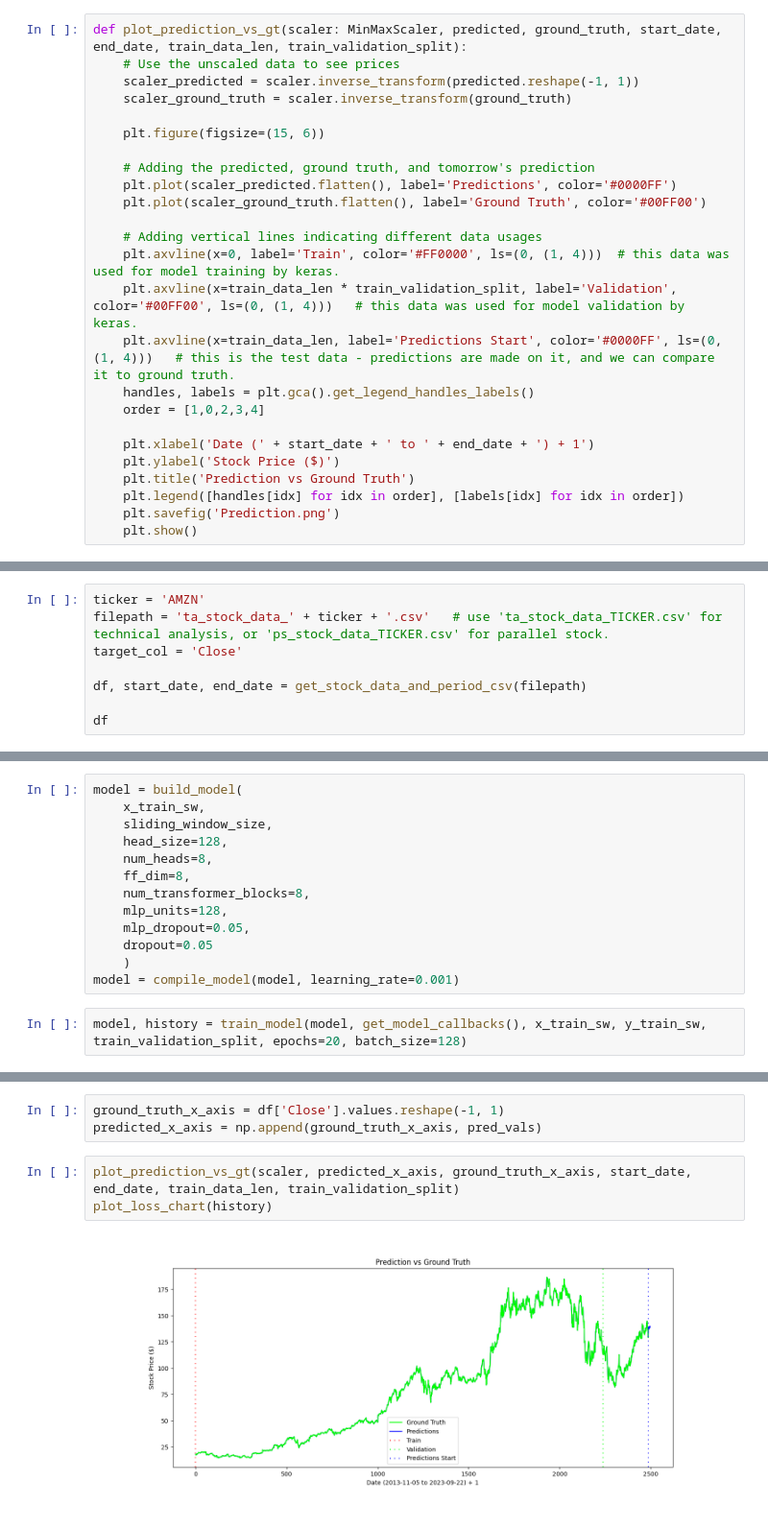
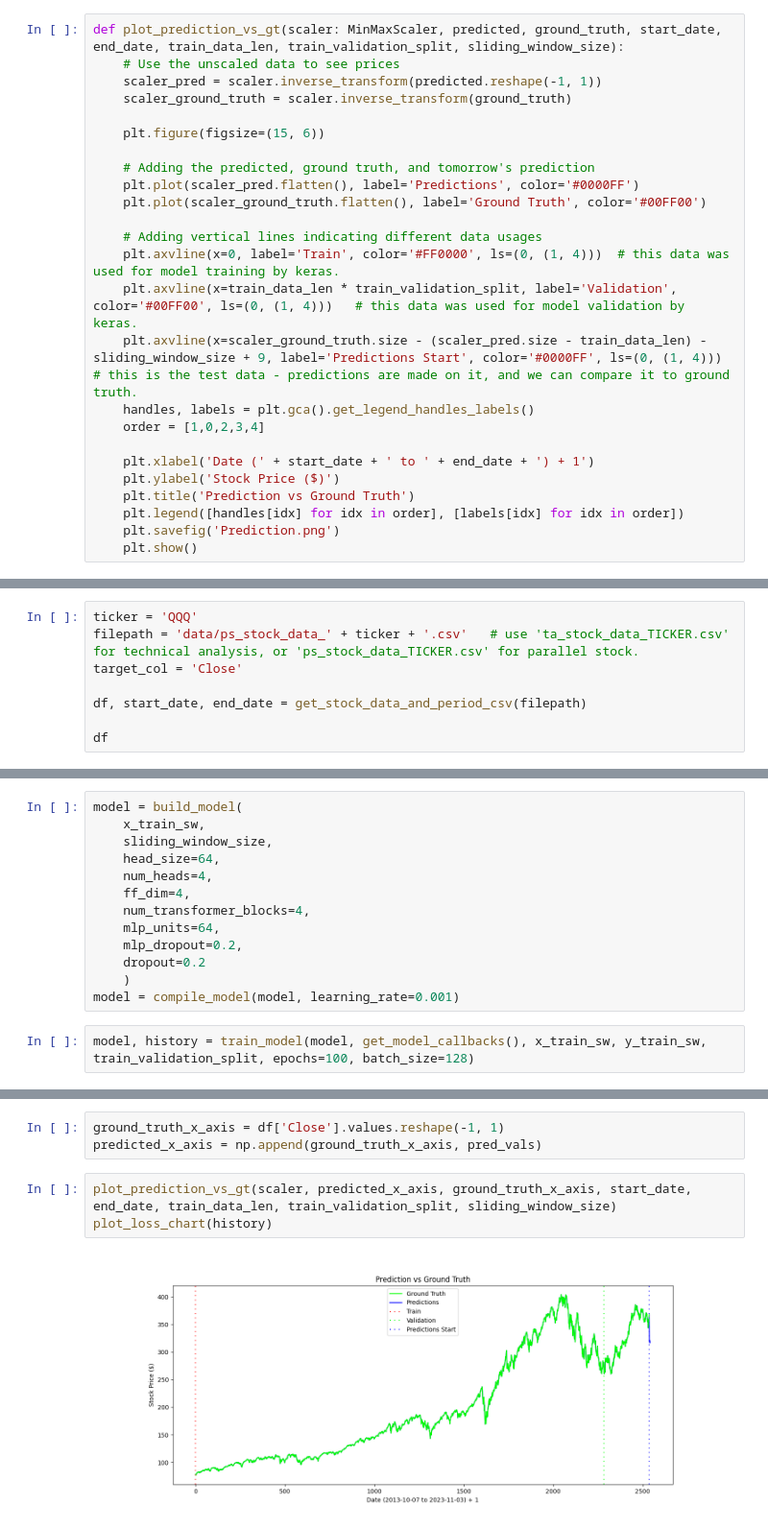
Before and after one commit to harshavb/trading-research, a Jupyter notebook: ForecastTransformer/ForecastTransformer.ipynb, the cells around one changed output, grey strips where cells are left out. Shown at 96% size. Saved outputs shown, nothing was run; the diff lists cells and outputs as text.

Commit message:
Finalized forecast model

```diff
--- a/ForecastTransformer/ForecastTransformer.ipynb
+++ b/ForecastTransformer/ForecastTransformer.ipynb
@@ -322,21 +322,21 @@ def calculate_rmse(actual_values, predicted_values):
 # %% [markdown]
 #### Prediction vs Ground Truth Graph
 # %%
-def plot_prediction_vs_gt(scaler: MinMaxScaler, predicted, ground_truth, start_date, end_date, train_data_len, train_validation_split):
+def plot_prediction_vs_gt(scaler: MinMaxScaler, predicted, ground_truth, start_date, end_date, train_data_len, train_validation_split, sliding_window_size):
     # Use the unscaled data to see prices
-    scaler_predicted = scaler.inverse_transform(predicted.reshape(-1, 1))
+    scaler_pred = scaler.inverse_transform(predicted.reshape(-1, 1))
     scaler_ground_truth = scaler.inverse_transform(ground_truth)
 
     plt.figure(figsize=(15, 6))
 
     # Adding the predicted, ground truth, and tomorrow's prediction
-    plt.plot(scaler_predicted.flatten(), label='Predictions', color='#0000FF')
+    plt.plot(scaler_pred.flatten(), label='Predictions', color='#0000FF')
     plt.plot(scaler_ground_truth.flatten(), label='Ground Truth', color='#00FF00')
 
     # Adding vertical lines indicating different data usages
     plt.axvline(x=0, label='Train', color='#FF0000', ls=(0, (1, 4)))  # this data was used for model training by keras.
     plt.axvline(x=train_data_len * train_validation_split, label='Validation', color='#00FF00', ls=(0, (1, 4)))   # this data was used for model validation by keras.
-    plt.axvline(x=train_data_len, label='Predictions Start', color='#0000FF', ls=(0, (1, 4)))   # this is the test data - predictions are made on it, and we can compare it to ground truth.
+    plt.axvline(x=scaler_ground_truth.size - (scaler_pred.size - train_data_len) - sliding_window_size + 9, label='Predictions Start', color='#0000FF', ls=(0, (1, 4)))   # this is the test data - predictions are made on it, and we can compare it to ground truth.
     handles, labels = plt.gca().get_legend_handles_labels()
     order = [1,0,2,3,4]
 
@@ -401,8 +401,8 @@ def plot_loss_chart(history):
 # %% [markdown]
 # The entire program
 # %%
-ticker = 'AMZN'
-filepath = 'ta_stock_data_' + ticker + '.csv'   # use 'ta_stock_data_TICKER.csv' for technical analysis, or 'ps_stock_data_TICKER.csv' for parallel stock.
+ticker = 'QQQ'
+filepath = 'data/ps_stock_data_' + ticker + '.csv'   # use 'ta_stock_data_TICKER.csv' for technical analysis, or 'ps_stock_data_TICKER.csv' for parallel stock.
 target_col = 'Close'
 
 df, start_date, end_date = get_stock_data_and_period_csv(filepath)
@@ -559,15 +559,15 @@ print(y_train_sw.shape)
 model = build_model(
     x_train_sw,
     sliding_window_size,
-    head_size=128,
-    num_heads=8,
-    ff_dim=8,
-    num_transformer_blocks=8,
-    mlp_units=128,
-    mlp_dropout=0.05,
-    dropout=0.05
+    head_size=64,
+    num_heads=4,
+    ff_dim=4,
+    num_transformer_blocks=4,
+    mlp_units=64,
+    mlp_dropout=0.2,
+    dropout=0.2
     )
 model = compile_model(model, learning_rate=0.001)
 # %%
-model, history = train_model(model, get_model_callbacks(), x_train_sw, y_train_sw, train_validation_split, epochs=20, batch_size=128)
+model, history = train_model(model, get_model_callbacks(), x_train_sw, y_train_sw, train_validation_split, epochs=100, batch_size=128)
 # %% [output]
@@ -598,7 +598,7 @@ pred_vals = np.array(prediction_values) # convert to numpy array
 ground_truth_x_axis = df['Close'].values.reshape(-1, 1)
 predicted_x_axis = np.append(ground_truth_x_axis, pred_vals)
 # %%
-plot_prediction_vs_gt(scaler, predicted_x_axis, ground_truth_x_axis, start_date, end_date, train_data_len, train_validation_split)
+plot_prediction_vs_gt(scaler, predicted_x_axis, ground_truth_x_axis, start_date, end_date, train_data_len, train_validation_split, sliding_window_size)
 plot_loss_chart(history)
 # %% [output]
-[figure, old version]
+[figure, new version]
```
Also changed, not shown: parts of 12 cells of this notebook.
